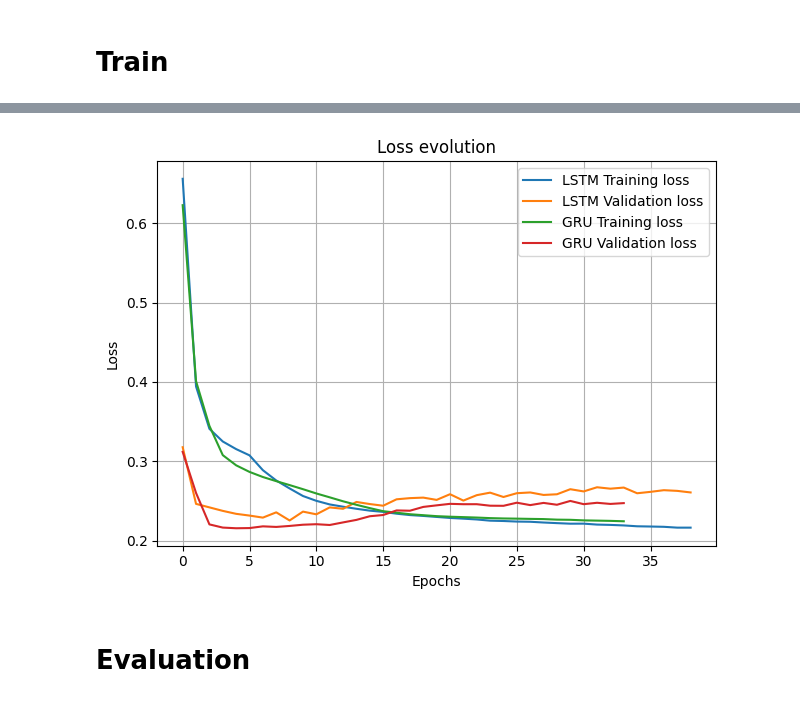
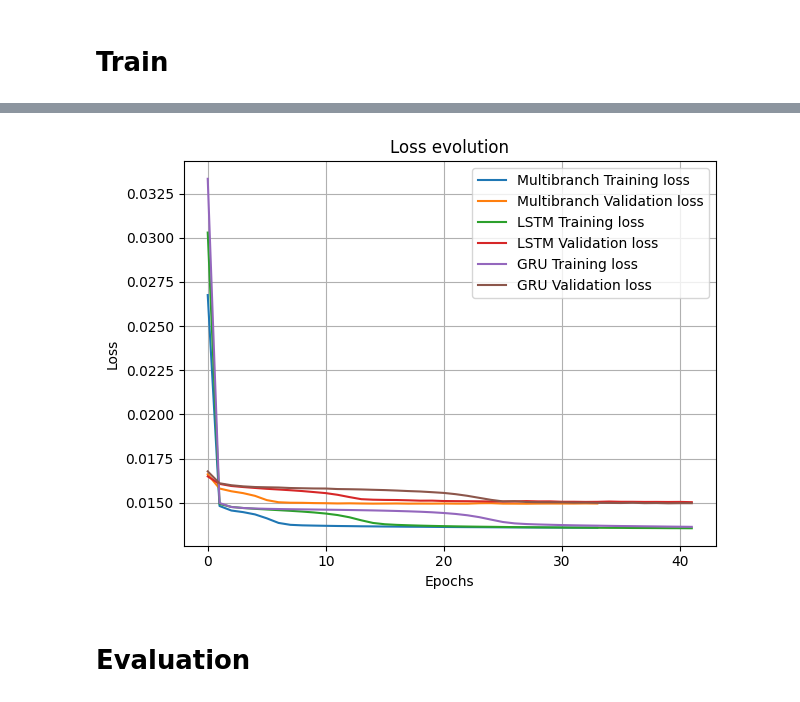
Before and after one commit to tobiasgrandi/Multibranch-TimeSeries-NN, a Jupyter notebook: training.ipynb, the cells around one changed output, grey strips where cells are left out. Drawn from its saved outputs; the diff is of its cells as text; code cells hidden in the pictures.

Commit message:
training: lstm: 50, gru: 50, multibranch: [50, 50]

```diff
--- a/training.ipynb
+++ b/training.ipynb
@@ -110,7 +110,7 @@ import torch
 def train(model: nn.Module, train_loader: DataLoader, val_loader: DataLoader, model_file_path: str) -> tuple[list[float], list[float]]:
 
     epochs = 5000
-    optimizer = optim.Adam(model.parameters(), lr=0.0001, weight_decay=0.001)
+    optimizer = optim.Adam(model.parameters(), lr=0.00001, weight_decay=0.0001)
     loss_fn = nn.MSELoss()
     device = torch.device("cuda" if torch.cuda.is_available() else "cpu")
     print(f'DEVICE: {device.type}')
@@ -134,7 +134,7 @@ def train(model: nn.Module, train_loader: DataLoader, val_loader: DataLoader, mo
 # %%
 multibranch_model = MultiBranchModel(
     input_size=len(feature_cols),
-    hidden_size={'lstm': 10, 'gru': 10},
+    hidden_size={'lstm': 50, 'gru': 50},
     num_layers={'lstm': 1, 'gru': 1},
     dropout={'lstm': 0, 'gru': 0},
     output_size=forecast_horizon
@@ -146,7 +166,7 @@ multibranch_train_loss, multibranch_val_loss = train(model=multibranch_model,
 # %%
 lstm_model = LSTMModel(
     input_size=len(feature_cols),
-    hidden_size=10,
+    hidden_size=50,
     num_layers=1,
     dropout=0,
     output_size=forecast_horizon
@@ -183,7 +197,7 @@ Epoch [11/5000] | Training Loss: 0.2502 | Validation Loss: 0.2332
 # %%
 gru_model = GRUModel(
     input_size=len(feature_cols),
-    hidden_size=10,
+    hidden_size=50,
     num_layers=1,
     dropout=0,
     output_size=forecast_horizon
@@ -216,18 +228,19 @@ Epoch [11/5000] | Training Loss: 0.2595 | Validation Loss: 0.2207
 # %%
-#plt.plot(multibranch_train_loss, label='Multibranch Training loss')
-#plt.plot(multibranch_val_loss, label='Multibranch Validation loss')
+plt.plot(multibranch_train_loss, label='Multibranch Training loss')
+plt.plot(multibranch_val_loss, label='Multibranch Validation loss')
 plt.plot(lstm_train_loss, label='LSTM Training loss')
 plt.plot(lstm_val_loss, label='LSTM Validation loss')
 plt.plot(gru_train_loss, label='GRU Training loss')
 plt.plot(gru_val_loss, label='GRU Validation loss')
 plt.title('Loss evolution')
 plt.xlabel('Epochs')
 plt.ylabel('Loss')
 plt.grid(True)
 plt.tight_layout()
 plt.legend()
+plt.savefig('results/loss.png')
 plt.show()
 # %% [output]
-[figure, old version]
+[figure, new version]
 # %% [markdown]
 # Evaluation
```
Also changed, not shown: parts of 11 cells of this notebook, 6 other files.
